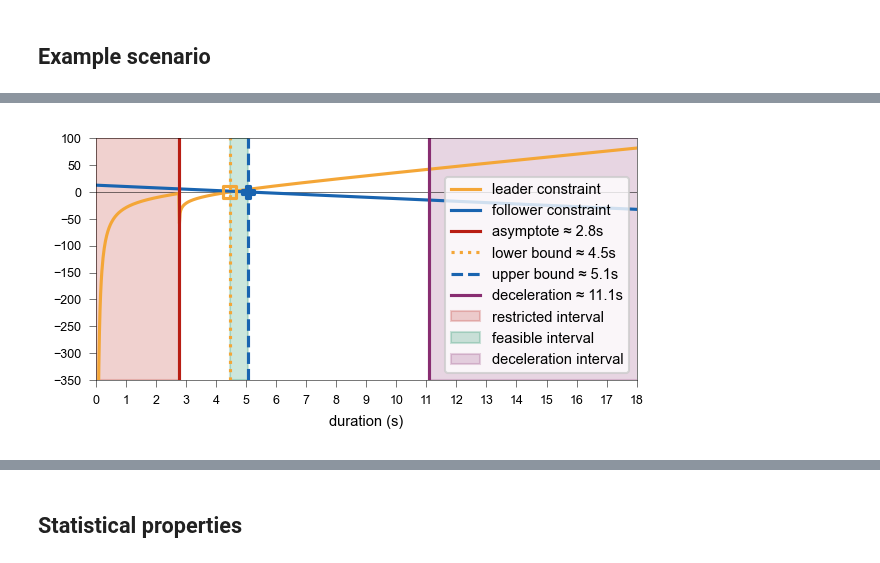
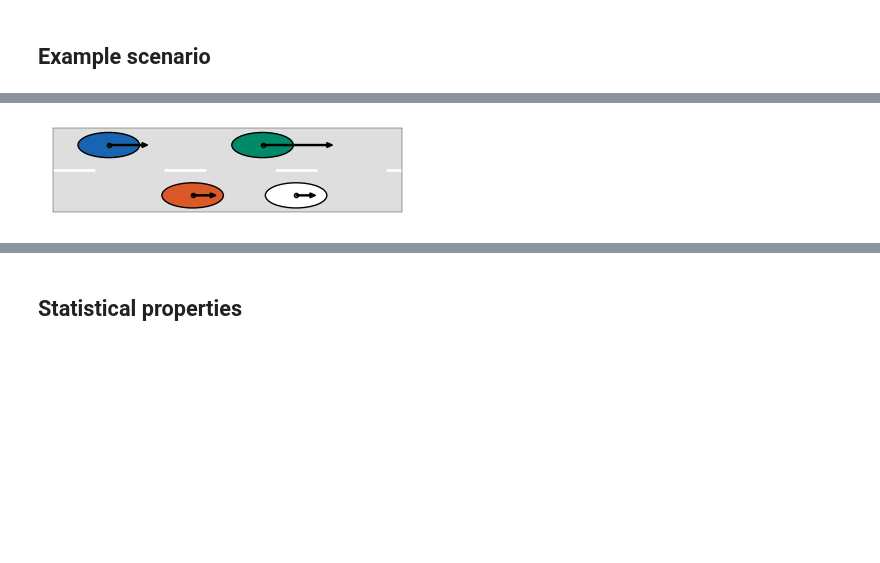
Before and after one commit to EPFL-ENAC/LUTS-pneuma-simulator, a Jupyter notebook: notebooks/discrete.ipynb, the cells around one changed output, grey strips where cells are left out. Cells and saved outputs as stored; diff of their text form; code cells hidden in the pictures; blank space fills up the shorter version.

```diff
--- a/notebooks/discrete.ipynb
+++ b/notebooks/discrete.ipynb
@@ -614,33 +509,37 @@ acceleration: 0.79, Dt: 4.7s
-# %%
-%matplotlib inline
-if LC:
-    fig, ax = plt.subplots(figsize=(10 * cm, 5 * cm), dpi=150)
-    times = linspace(0, 20, 1000)
-    vals_f = [linear(t,s_f_check, Dx, v_f, lam_f, v0_f, s0_f) for t in times]
-    vals_ell = [nonlinear(t, s_ell_check, v_check, S, Dx, v_ell_hat, lam, v0, s0) for t in times]
-    plt.axhline(0, color="k", linestyle="-", linewidth=.25)
-    plt.plot(times, vals_ell, label="leader constraint", color=orange)
-    plt.plot(times, vals_f, label="follower constraint", color=dark_blue)
-    # Mark solution points
-    plt.axvline(Dt_0, color=RAL_3020, linestyle="-", label=f"asymptote ≈ {Dt_0:.1f}s")
-    plt.axvline(Dt_ell, color=orange, linestyle=":", label=f"lower bound ≈ {Dt_ell:.1f}s")
-    plt.axvline(Dt_f, color=dark_blue, linestyle="--", label=f"upper bound ≈ {Dt_f:.1f}s")
-    plt.axvline(Dt_max, color=dark_purple, linestyle="-", label=f"deceleration ≈ {S/v_check:.1f}s")
-    plt.scatter(Dt_f, linear(Dt_f, s_f_check, Dx, v_f, lam_f, v0_f, s0_f), marker="P",lw=1.5,fc='none',color=dark_blue, zorder=5)
-    plt.scatter(Dt_ell, nonlinear(Dt_ell, s_ell_check, v_check, S, Dx,v_ell_hat,lam, v0,s0), marker="s",lw=1.5,fc='none', color=orange, zorder=5)
-    # Shade restricted interval
-    plt.axvspan(0, Dt_0, color=RAL_3020, alpha=0.2, label="restricted interval")
-    # Shade feasible interval
-    plt.axvspan(Dt_ell, Dt_f, color=RAL_6024, alpha=0.2, label="feasible interval")
-    # Deceleration interval
-    plt.axvspan(Dt_max, 1e9, color=dark_purple, alpha=0.2, label="deceleration interval")
-    plt.xlabel("duration (s)")
-    plt.legend(loc='lower right')
-    plt.xlim(0, 18)
-    plt.xticks(arange(0,19,1))
-    plt.ylim(-350, 100)
-    fig.tight_layout(pad=0)
-    #plt.savefig("./output/sketches/lc_window.pdf", format="pdf", transparent=True)
-    plt.show()
-# %% [output]
-[figure, removed]
+# %%
+# --- Figure setup ---
+%matplotlib inline
+fig, ax = plt.subplots(figsize=(9*cm, 3*cm))
+ax.set_aspect("equal")
+ax.set_xlim(-10, 15)
+ax.set_ylim(-3, 3)
+ax.set_xticks([])
+ax.set_yticks([])
+# --- Background ---
+ax.axhspan(-3, 3, facecolor=grey, zorder=-10)
+ax.axhline(0, color="w", lw=2, ls=(0, (15, 25)), zorder=0)
+
+# --- Objects: ellipses, points, arrows ---
+objects = [
+    (x_check, y_check, v_check, vermilion),
+    (x_f, -y_check, v_f, dark_blue),
+    (x_check_ell_hat, -y_check, v_ell_hat, dark_teal),
+    (x_check_ell_check, y_check, v_ell_check, "w")
+]
+
+for x, y, v, color in objects:
+    ax.add_patch(Ellipse((x, y), 2*s, 2*w, ec="k", fc=color))
+    ax.plot(x, y, "ko", mfc='none', markersize=3, zorder=150)
+    ax.add_patch(FancyArrow(x, y, v, 0,
+                            width=0.075, head_width=0.35, head_length=0.4,
+                            fc='k', ec='k', zorder=200, length_includes_head=True))
+
+fig.tight_layout(pad=0)
+#plt.savefig("./output/sketches/lc_scenario.pdf",
+#    format="pdf",
+#    transparent=True,
+#    bbox_inches="tight",
+#    pad_inches=0.01,)
+plt.show()
+# %% [output]
+[figure, added]
```
Also changed, not shown: parts of 35 cells of this notebook.
